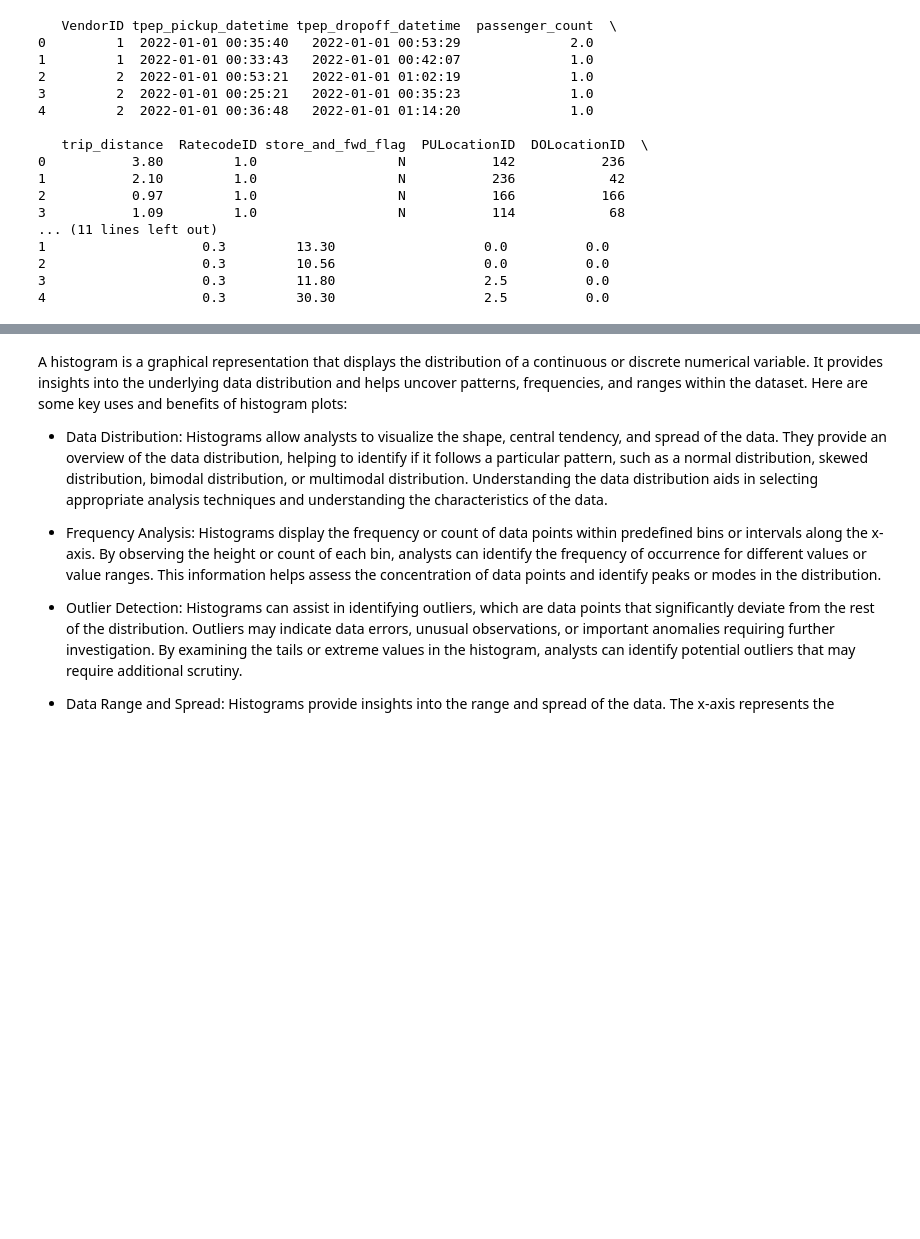
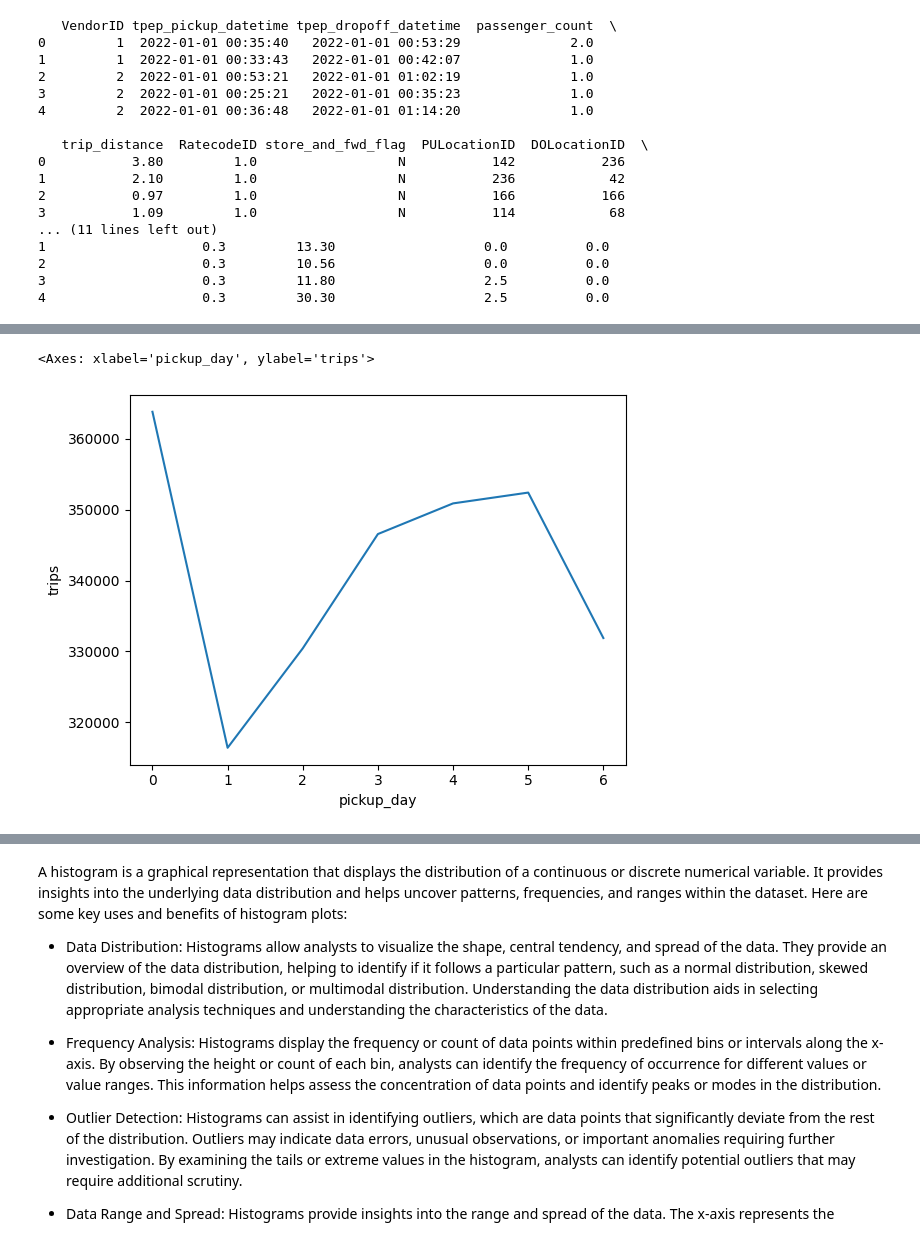
Before and after one commit to psykano/MLbootcamp, a Jupyter notebook: Student_MLE_MiniProject_EDA.ipynb, the cells around one changed output, grey strips where cells are left out. Drawn from its saved outputs; the diff is of its cells as text; code cells hidden in the pictures; blank space fills up the shorter version.

```diff
--- a/Student_MLE_MiniProject_EDA.ipynb
+++ b/Student_MLE_MiniProject_EDA.ipynb
@@ -150,0 +156,6 @@ Your task is:
+# %%
+# Create a lineplot displaying the number of trips by pickup day
+sns.lineplot(data=dfnn.groupby(['pickup_day']).size().reset_index(name='trips'), x='pickup_day', y='trips')
+# %% [output]
+<Axes: xlabel='pickup_day', ylabel='trips'>
+[figure, added]
```
Also changed, not shown: parts of 38 cells of this notebook.
